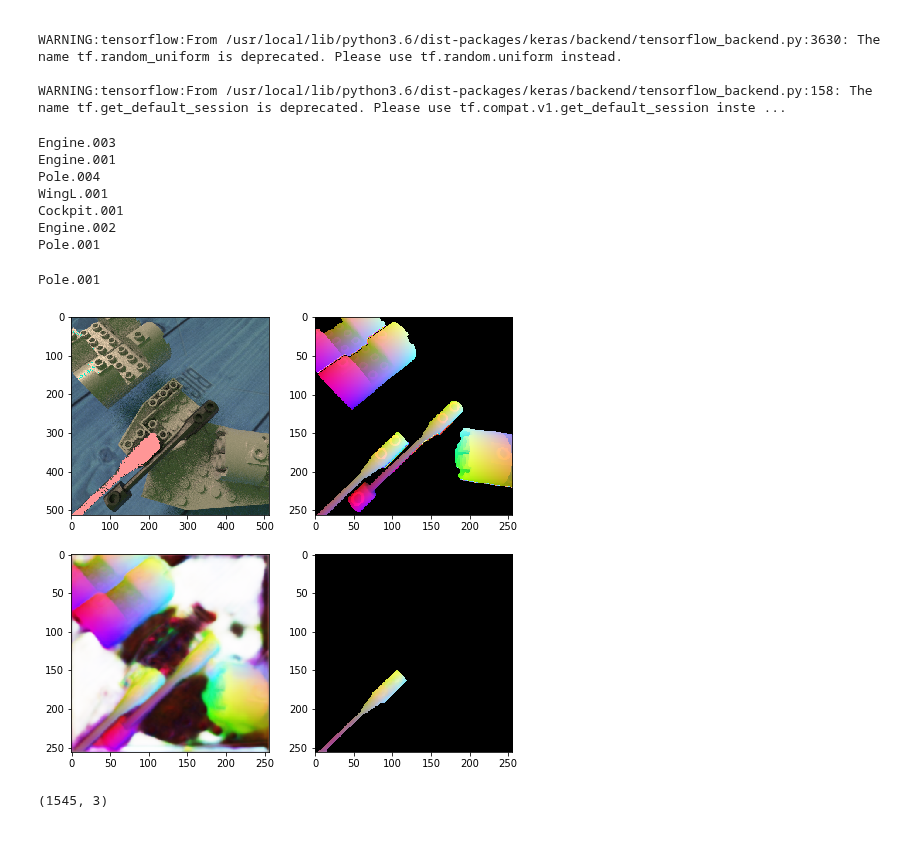
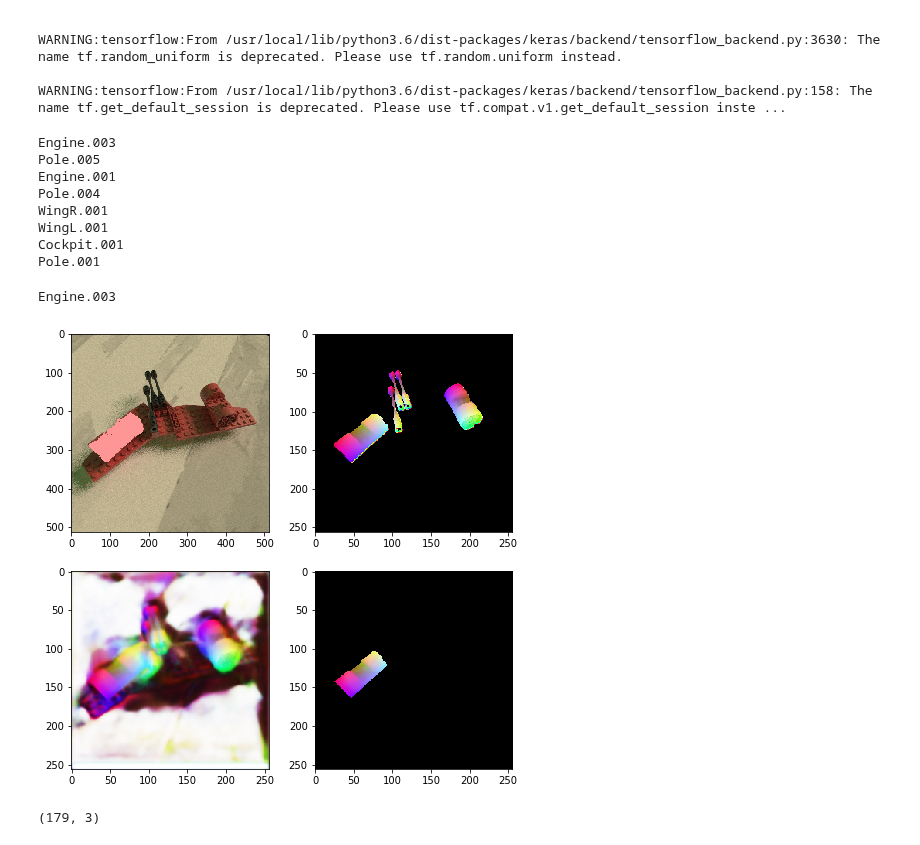
Before and after one commit to WHSnyder/Brickthrough, a Jupyter notebook: pose_est/geom_net.ipynb, the cells around one changed output. Saved outputs shown, nothing was run; the diff lists cells and outputs as text; code cells hidden in the pictures.

```diff
--- a/pose_est/geom_net.ipynb
+++ b/pose_est/geom_net.ipynb
@@ -185,7 +185,7 @@ WARNING:tensorflow:From /usr/local/lib/python3.6/dist-packages/keras/backend/ten
 
 WARNING:tensorflow:From /usr/local/lib/python3.6/dist-packages/keras/backend/tensorflow_backend.py:158: The name tf.get_default_session is deprecated. Please use tf.compat.v1.get_default_session inste ...
 # %%
-i = 82
+i = 3
 tag = "{:0>4}".format(i)
 
 img = cv2.imread(datapath + "{}_a.png".format(tag),0)
@@ -216,15 +216,16 @@ for hue in masks:
     if objname:
         objclass = objname.split(".")[0]
         print(objname)
-        if objclass and objname == "Pole.001":# or objclass == "Pole"):
+        if objclass and objname == "Engine.003":# or objclass == "Pole"):
             names.append(tuple([objname,hue]))
 # %% [output]
 Engine.003
+Pole.005
 Engine.001
 Pole.004
+WingR.001
 WingL.001
 Cockpit.001
-Engine.002
 Pole.001
 # %%
 rows = np.arange(256)
@@ -258,6 +259,8 @@ for obj in names:
     confidence = cv2.resize(confidence, (256,256), cv2.INTER_LINEAR)
 
     region = cv2.bitwise_and(geom_pred,geom_pred,mask=objmask)
+    #region = cv2.bitwise_and(geomraw,geomraw,mask=objmask)
+
     conf = cv2.bitwise_and(confidence,confidence,mask=objmask)
 
     thresh = conf > 250
@@ -285,44 +288,44 @@ modelmat = fu.matrix_from_string(data["objects"][name]["modelmat"])
 viewmat =  fu.matrix_from_string(data["viewmats"][i])
 
 screenverts = fu.verts_to_screen(modelmat, viewmat, projmat, coords , filter=False)
 screenverts[:,0:2] = fu.toNDC(screenverts[:,0:2], (512,512))
 
 tst = cv2.imread(datapath + "{}_a.png".format(tag))
 
 for vert in screenverts:
     cv2.circle(tst, (int(vert[0]), int(vert[1])), 5, (255, 150, 150), 1)
 
-coords = coords[:,0:3]# engverts[:,0:3]
-#locs = screenverts[:,0:2]
+coords = coords[0:-1:10,0:3]# engverts[:,0:3]
+locs = locs[0:-1:10,0:2]
 
 rows = 2
 cols = 2
 fig=plt.figure(figsize=(8, 8))
 
 fig.add_subplot(rows, cols, 1)
 plt.imshow(tst)
 
 fig.add_subplot(rows, cols, 2)
 plt.imshow(geomraw)
 
 fig.add_subplot(rows, cols, 3)
 plt.imshow(geom_pred)
 
 fig.add_subplot(rows, cols, 4)
 plt.imshow(region)
 
 
 plt.show()
 # %% [output]
-Pole.001
+Engine.003
-[figure, old version]
+[figure, new version]
 # %%
-#ret, rvec, tvec,inliers = cv2.solvePnP(coords.astype(np.float32), locs.astype(np.float32), mtx,dist,flags=cv2.SOLVEPNP_EPNP,reprojectionError=3,iterationsCount=100)
+#ret, rvec, tvec,inliers = cv2.solvePnPRansac(coords.astype(np.float32), locs.astype(np.float32), mtx,None,flags=cv2.SOLVEPNP_EPNP,reprojectionError=3,iterationsCount=100)
 print(coords.shape)
-ret, rvec, tvec,inliers = cv2.solvePnPRansac(coords.astype(np.float32), locs.astype(np.float32), mtx, None, flags=(cv2.SOLVEPNP_ITERATIVE),reprojectionError=2,iterationsCount=10)
+ret, rvec, tvec, inliers = cv2.solvePnPRansac(coords.astype(np.float32), locs.astype(np.float32), mtx, None, flags=(cv2.SOLVEPNP_ITERATIVE),reprojectionError=2,iterationsCount=100)
 #ret, rvec, tvec = cv2.solvePnP(coords.astype(np.float32), locs.astype(np.float32), mtx,None,flags=cv2.SOLVEPNP_EPNP)
 # %% [output]
-(1545, 3)
+(179, 3)
 # %%
 (pt, jac) = cv2.projectPoints(np.array([(0,0.0,0.0),(1.0, 0.0, 0.0),(0.0, 1.0, 0.0),(0.0, 0.0, 1.0)]), rvec, tvec, mtx, dist)
 pt = pt.astype(int)
```
Also changed, not shown: parts of 1 cell of this notebook.
